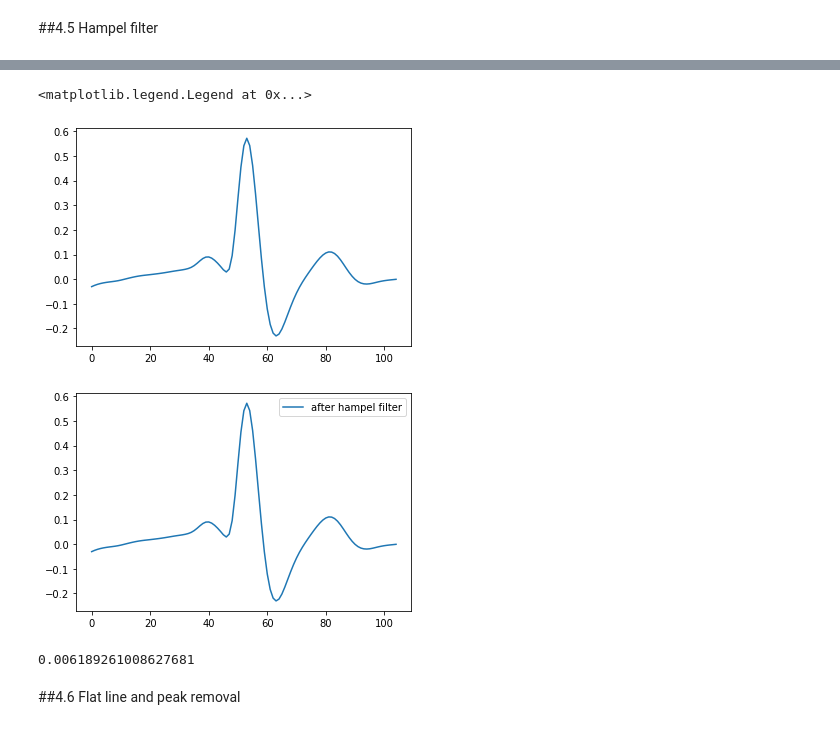
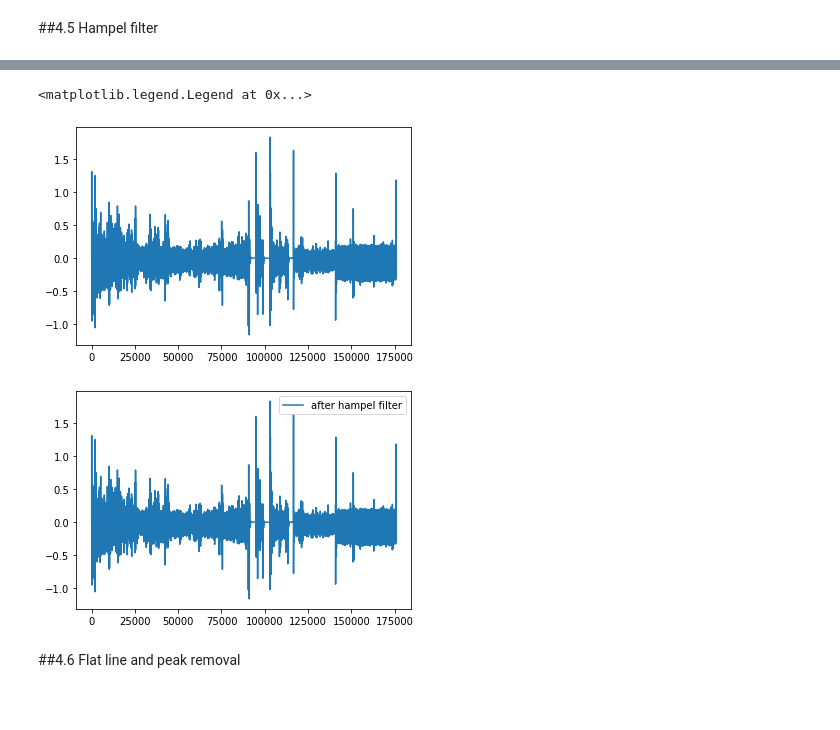
Before and after one commit to supertime1/Afib_PPG, a Jupyter notebook: Afib_Data_Clean.ipynb, the cells around one changed output, grey strips where cells are left out. Saved outputs shown, nothing was run; the diff lists cells and outputs as text; code cells hidden in the pictures; blank space fills up the shorter version.

```diff
--- a/Afib_Data_Clean.ipynb
+++ b/Afib_Data_Clean.ipynb
@@ -227,10 +209,10 @@ hampel filering for 133 th sample...
 # %%
-plt.plot(hf_ECG_signals[1][400:505], label = "before hampel filter")
+plt.plot(hf_ECG_signals[1], label = "before hampel filter")
 plt.figure()
-plt.plot(bf_ECG_signals[1][400:505], label = "after hampel filter")
+plt.plot(bf_ECG_signals[1], label = "after hampel filter")
 plt.legend()
 # %% [output]
 <matplotlib.legend.Legend at 0x...>
-[figure, old version]
+[figure, new version]
-[figure, old version]
+[figure, new version]
 # %%
@@ -238,8 +220,4 @@ with open('C:/Users/57lzhang/Downloads/filtered_ECG_signals_p09.pkl', "wb") as f
   pickle.dump(bf_ECG_signals, fp)
-# %%
-bf_ECG_signal[1]
-# %% [output]
-0.006189261008627681
 # %% [markdown]
 ##4.6 Flat line and peak removal
 # %%
```
Also changed, not shown: parts of 8 cells of this notebook.
